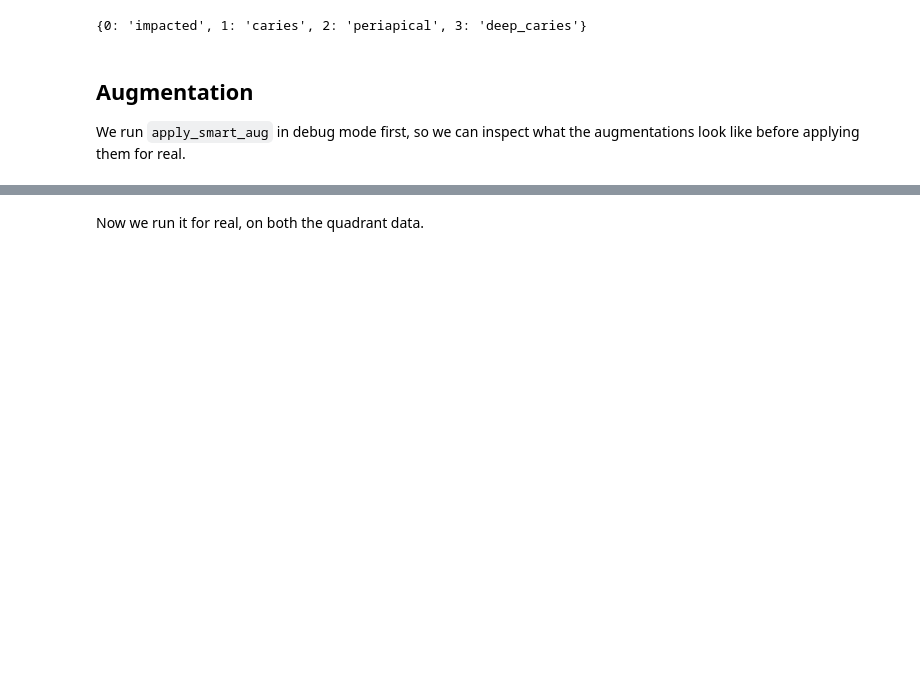
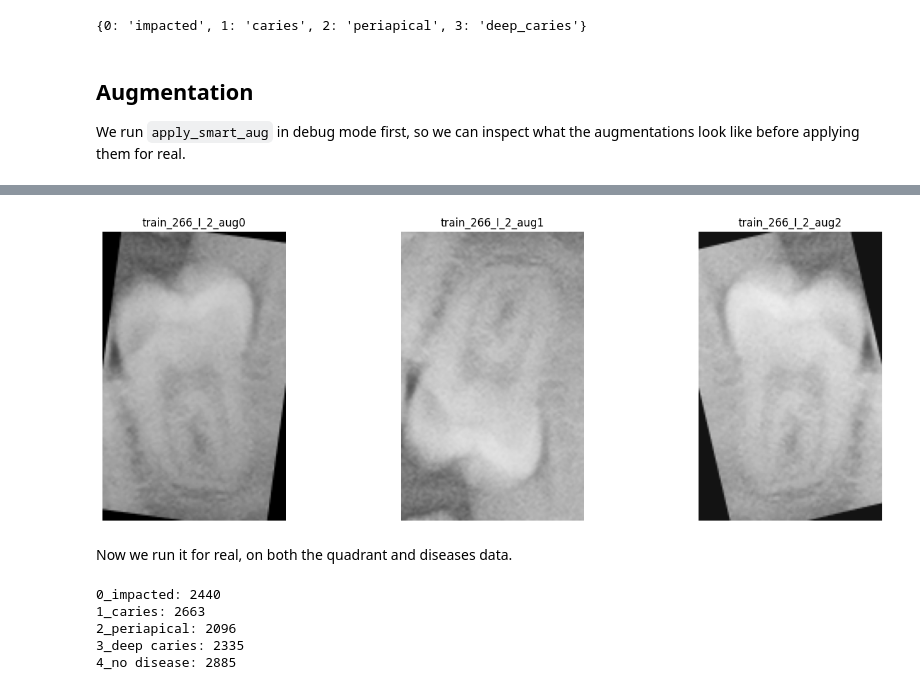
Before and after one commit to abdubakr77/dental-xray-ai, a Jupyter notebook: Notebooks/02_data_preparation.ipynb, the cells around one changed output, grey strips where cells are left out. Cells and saved outputs as stored; diff of their text form; code cells hidden in the pictures; blank space fills up the shorter version.

Commit message:
chore: verify disease dataset distribution after augmentation

```diff
--- a/Notebooks/02_data_preparation.ipynb
+++ b/Notebooks/02_data_preparation.ipynb
@@ -61,6 +61,9 @@ with open(os.path.join(s1_path,'data.yaml')) as f:
 
 with open(os.path.join(s2_path,'data.yaml')) as f:
     enum_data_yaml = yaml.safe_load(f)
+
+with open(os.path.join(s3_path,'data.yaml')) as f:
+    dis_data_yaml = yaml.safe_load(f)
 # %%
 quad_data_yaml
 # %% [output]
@@ -308,20 +319,19 @@ QUAD_AUG_CONFIG = {
 
 
 DISEASE_AUG_CONFIG = {
+    'rotate_limit': 15,
     'brightness_limit': 0.12,
     'contrast_limit': 0.12,
+    'clahe_clip_limit': 2.0,
+    'blur_var': (3, 8),
+    'zoom_scale': (0.8, 1.0),
     'brightness_contrast_p': 0.5,
-    'clahe_clip_limit': 2.0,
     'clahe_p': 0.5,
-    'gauss_noise_var': (5, 15),
-    'gauss_noise_p': 0.2,
+    'blur_p': 0.15,
     'hflip_p': 0.5,
     'vflip_p': 0.5,
-    'rotate_limit': 15,
+    'zoom_p': 0.4,
     'rotate_p': 0.4,
-    'zoom_scale': (0.8, 1.0),
-    'zoom_p': 0.4,
-    'noise_p': 0.15,
 }
 # %%
 apply_smart_aug(data_yaml=quad_data_yaml,aug_config=QUAD_AUG_CONFIG,apply_debug=True)
@@ -332,4 +340,8 @@ apply_smart_aug(data_yaml=quad_data_yaml,aug_config=QUAD_AUG_CONFIG,apply_debug=
+# %%
+apply_smart_aug(data_yaml=dis_data_yaml,aug_config=DISEASE_AUG_CONFIG,is_disease=True,apply_debug=True)
+# %% [output]
+[figure, added]
 # %% [markdown]
-Now we run it for real, on both the quadrant data.
+Now we run it for real, on both the quadrant and diseases data.
 # %%
 apply_smart_aug(data_yaml=quad_data_yaml,aug_config=QUAD_AUG_CONFIG)
@@ -335,0 +350,9 @@ apply_smart_aug(data_yaml=quad_data_yaml,aug_config=QUAD_AUG_CONFIG)
+# %%
+for fol_class in os.listdir(dis_data_yaml['train']):
+    print(f'{fol_class}: {len(os.listdir(os.path.join(dis_data_yaml['train'],fol_class)))}')
+# %% [output]
+0_impacted: 2440
+1_caries: 2663
+2_periapical: 2096
+3_deep caries: 2335
+4_no disease: 2885
```
Also changed, not shown: parts of 3 cells of this notebook.
